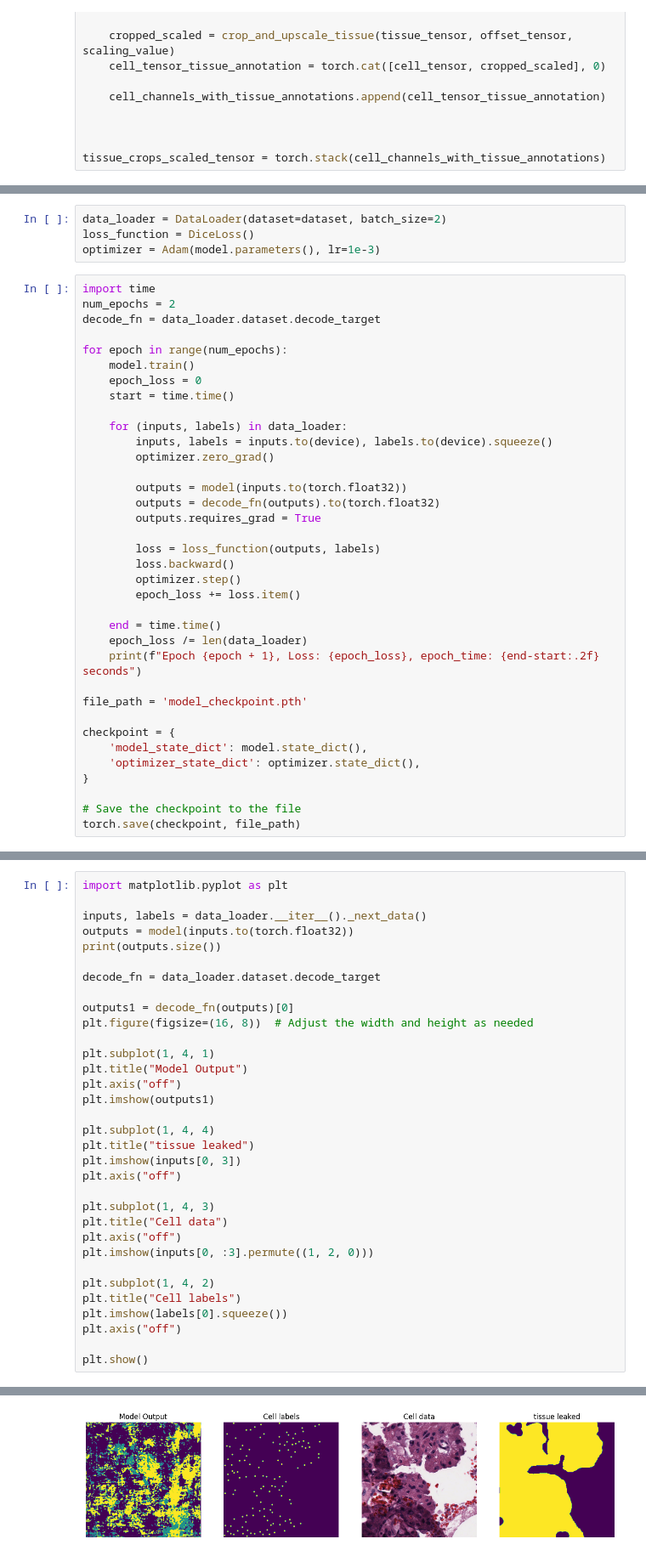
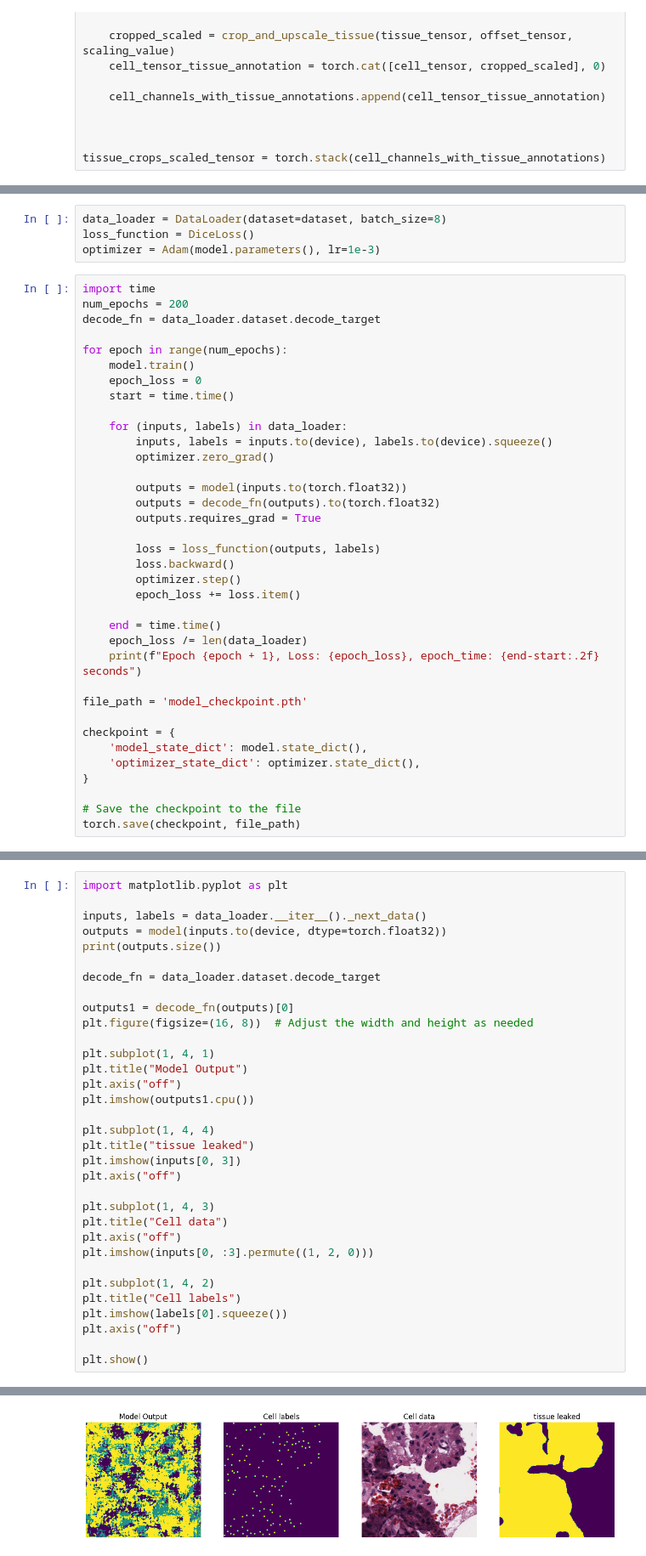
Before and after one commit to bendikgh/histopathology_segmentation, a Jupyter notebook: tissue_leaking.ipynb, the cells around one changed output, grey strips where cells are left out. Shown at 85% size. Drawn from its saved outputs; the diff is of its cells as text.

```diff
--- a/tissue_leaking.ipynb
+++ b/tissue_leaking.ipynb
@@ -101,10 +101,10 @@ NameError: name 'tissue_crops_scaled_tensor' is not defined
 # %%
-data_loader = DataLoader(dataset=dataset, batch_size=2)
+data_loader = DataLoader(dataset=dataset, batch_size=8)
 loss_function = DiceLoss()
 optimizer = Adam(model.parameters(), lr=1e-3)
 # %%
 import time
-num_epochs = 2
+num_epochs = 200
 decode_fn = data_loader.dataset.decode_target
 
 for epoch in range(num_epochs):
@@ -147,7 +160,7 @@ KeyboardInterrupt:
 import matplotlib.pyplot as plt
 
 inputs, labels = data_loader.__iter__()._next_data()
-outputs = model(inputs.to(torch.float32))
+outputs = model(inputs.to(device, dtype=torch.float32))
 print(outputs.size())
 
 decode_fn = data_loader.dataset.decode_target
@@ -158,7 +171,7 @@ plt.figure(figsize=(16, 8))  # Adjust the width and height as needed
 plt.subplot(1, 4, 1)
 plt.title("Model Output")
 plt.axis("off")
-plt.imshow(outputs1)
+plt.imshow(outputs1.cpu())
 
 plt.subplot(1, 4, 4)
 plt.title("tissue leaked")
@@ -181 +194 @@ torch.Size([2, 3, 1024, 1024])
-[figure, old version]
+[figure, new version]
```
Also changed, not shown: parts of 5 cells of this notebook, 1 other file.
